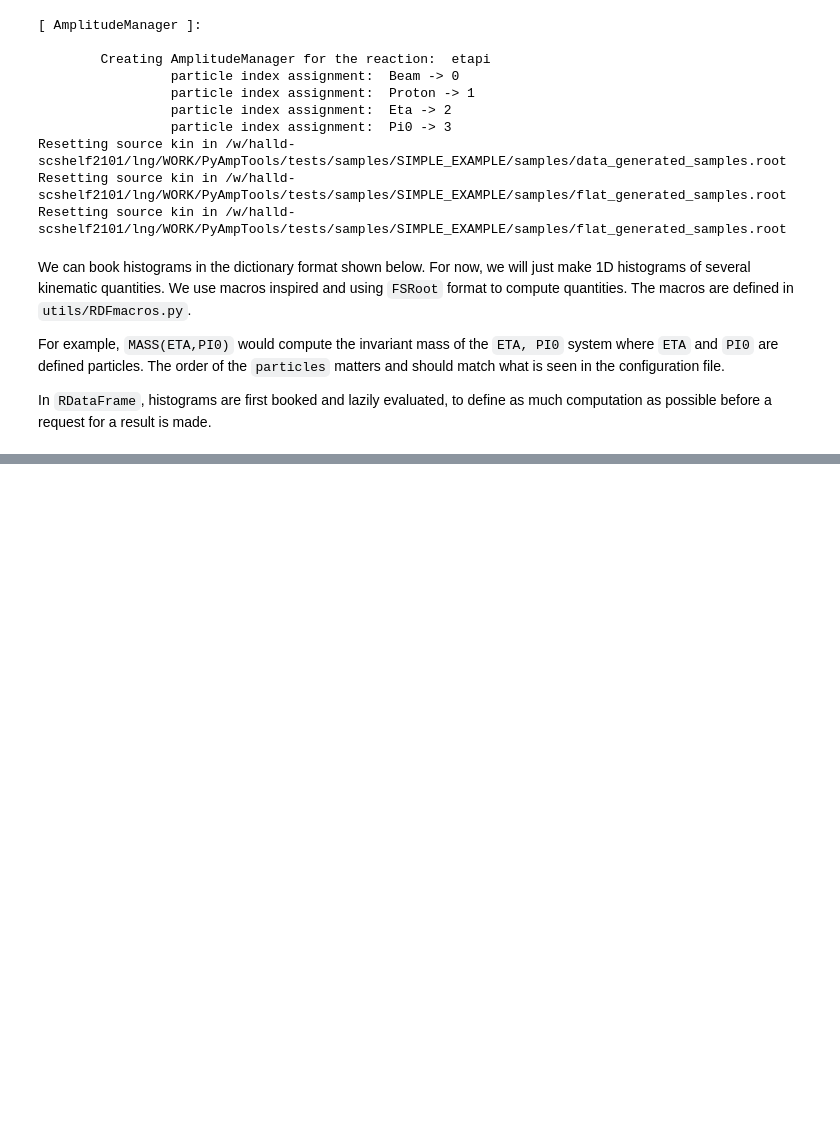
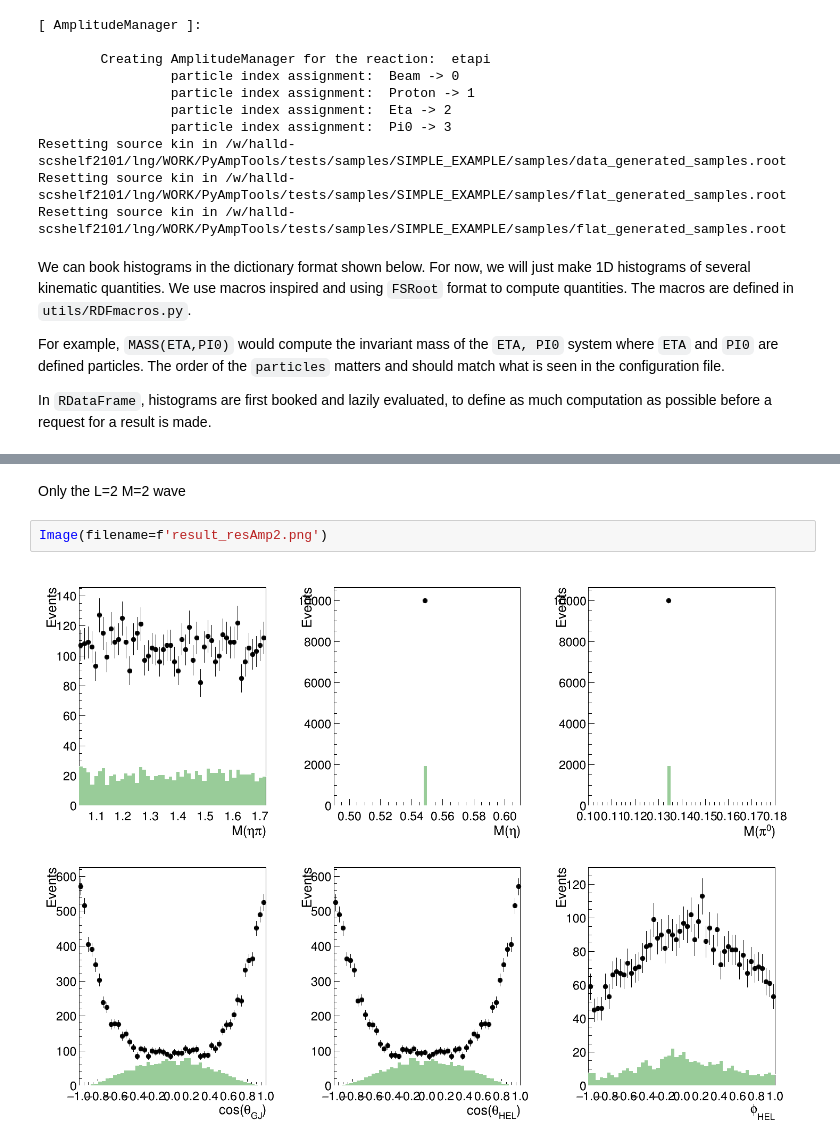
Before and after one commit to lan13005/PyAmpTools, a Jupyter notebook: docs/notebooks/plotgen.ipynb, the cells around one changed output, grey strips where cells are left out. Cells and saved outputs as stored; diff of their text form; blank space fills up the shorter version.

```diff
--- a/docs/notebooks/plotgen.ipynb
+++ b/docs/notebooks/plotgen.ipynb
@@ -133,0 +157,6 @@ images[0] # show first page
+# %% [markdown]
+Only the L=2 M=2 wave
+# %%
+Image(filename=f'result_resAmp2.png')
+# %% [output]
+[figure, added]
```
Also changed, not shown: parts of 16 cells of this notebook, 2 other files.
